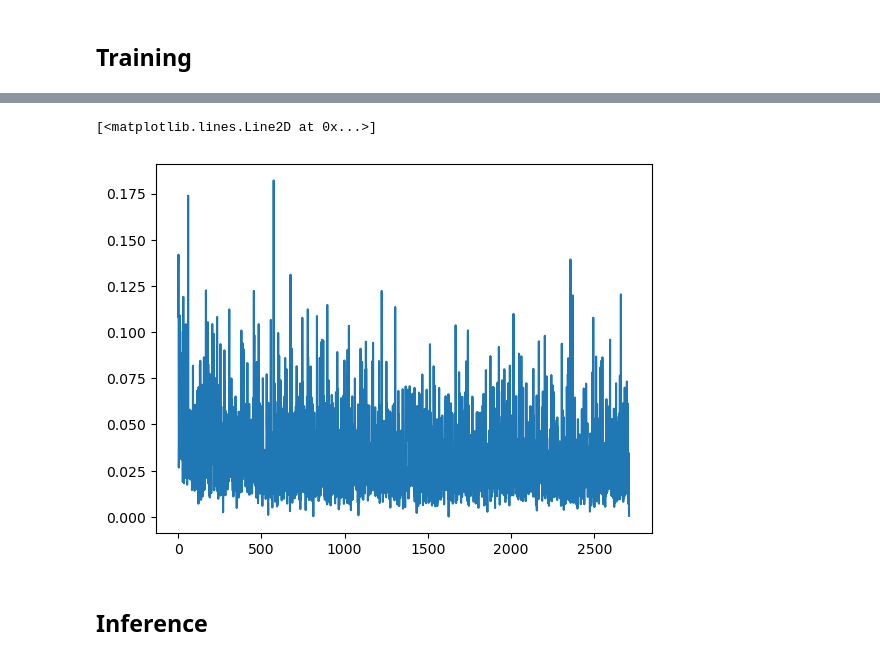
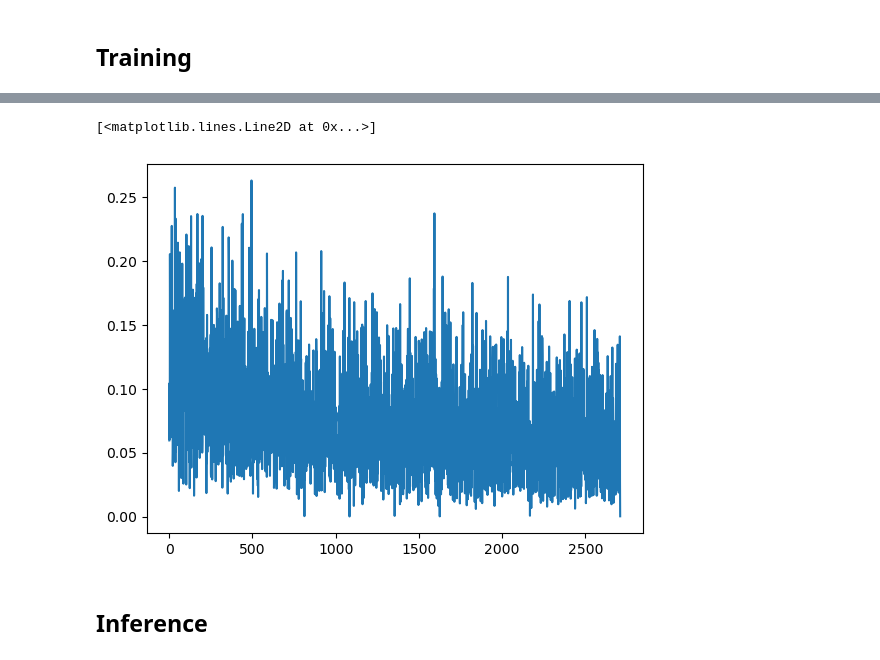
Before and after one commit to mattciff5/genre-to-fmri, a Jupyter notebook: audio_diffusion/finetune_musicLDM.ipynb, the cells around one changed output, grey strips where cells are left out. Saved outputs shown, nothing was run; the diff lists cells and outputs as text; code cells hidden in the pictures.

Commit message:
add lora

```diff
--- a/audio_diffusion/finetune_musicLDM.ipynb
+++ b/audio_diffusion/finetune_musicLDM.ipynb
@@ -167,7 +167,7 @@ import torch.nn.functional as F
 
 repo_id = "ucsd-reach/musicldm"
 musicldm_pipe = MusicLDMPipeline.from_pretrained(repo_id, torch_dtype=torch.float32)
-device = "cuda:4" if torch.cuda.is_available() else "cpu"
+device = "cuda:3" if torch.cuda.is_available() else "cpu"
 musicldm_pipe = musicldm_pipe.to(device)
 
 clap_model_id = "laion/larger_clap_music_and_speech"
@@ -213,12 +213,27 @@ torch.Size([8, 8, 250, 16])
 torch.Size([8, 512])
 # %% [markdown]
 ## Training
+# %%
+# from peft import get_peft_model, LoraConfig, TaskType
+from peft import LoraConfig
+
+unet_lora_config = LoraConfig(
+        r=4,
+        lora_alpha=8,
+        init_lora_weights="gaussian",
+        target_modules=["to_k", "to_q", "to_v", "to_out.0"],
+    )
+
+musicldm_pipe.unet.add_adapter(unet_lora_config)
 # %%
 num_epochs = 10
 lr = 1e-5
 grad_accumulation_steps = 2
 
-optimizer = torch.optim.AdamW(musicldm_pipe.unet.parameters(), lr=lr)
+# optimizer = torch.optim.AdamW(musicldm_pipe.unet.parameters(), lr=lr)
+optimizer = torch.optim.AdamW(
+        filter(lambda p: p.requires_grad, musicldm_pipe.unet.parameters()),
+        lr=lr)
 
 train_losses = []
 # %%
@@ -267,6 +282,8 @@ for epoch in range(num_epochs):
             optimizer.step()
             optimizer.zero_grad()
 
+        continue
+
     print(f"Epoch {epoch} average loss: {sum(train_losses[-len(train_dataloader):])/len(train_dataloader)}")
 
 # Plot the loss curve:
@@ -285,2 +302,2 @@ Epoch 9 average loss: 0.02974804793914086
 [<matplotlib.lines.Line2D at 0x...>]
-[figure, old version]
+[figure, new version]
```
Also changed, not shown: parts of 4 cells of this notebook.
